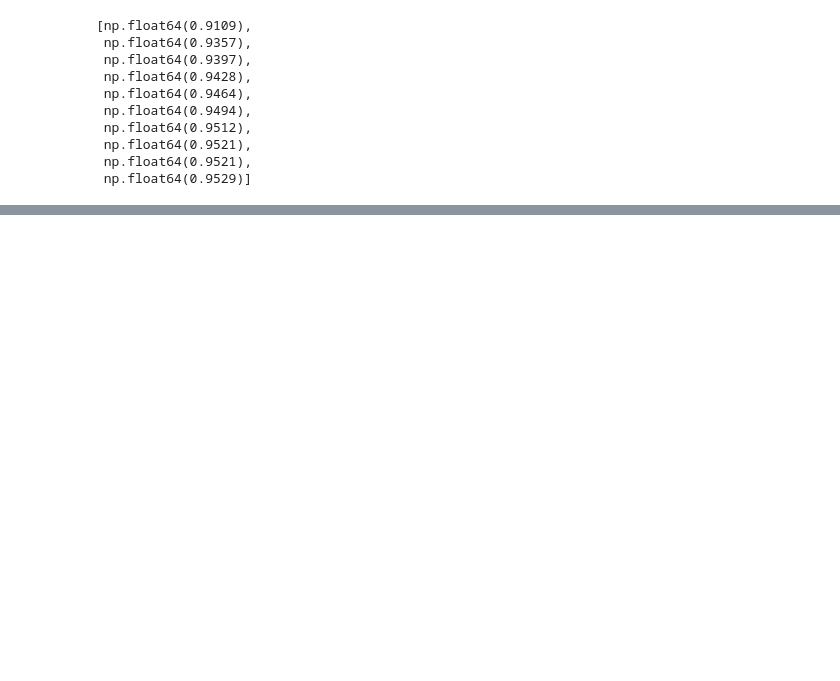
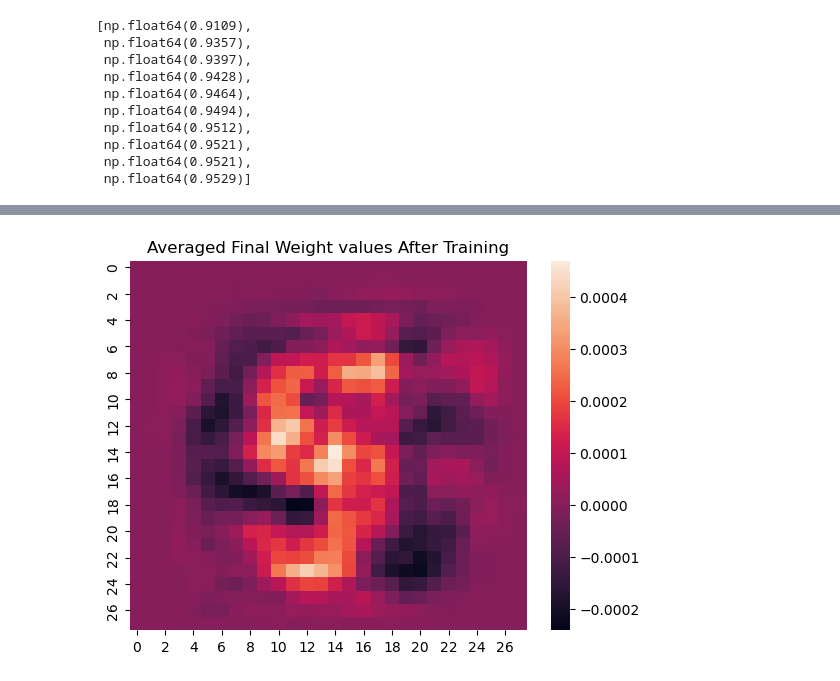
Before and after one commit to akshaydaf/neural-networks-python, a Jupyter notebook: experiments.ipynb, the cells around one changed output, grey strips where cells are left out. Cells and saved outputs as stored; diff of their text form; code cells hidden in the pictures; blank space fills up the shorter version.

```diff
--- a/experiments.ipynb
+++ b/experiments.ipynb
@@ -163,0 +174,7 @@ momentum_trainer.validation_accuracy_across_epochs
+# %%
+generate_heatmaps(
+    np.average(momentum_trainer.model.params["w1"], axis=1).reshape((28, 28)),
+    "Averaged Final Weight values After Training",
+)
+# %% [output]
+[figure, added]
```
Also changed, not shown: parts of 7 cells of this notebook.
